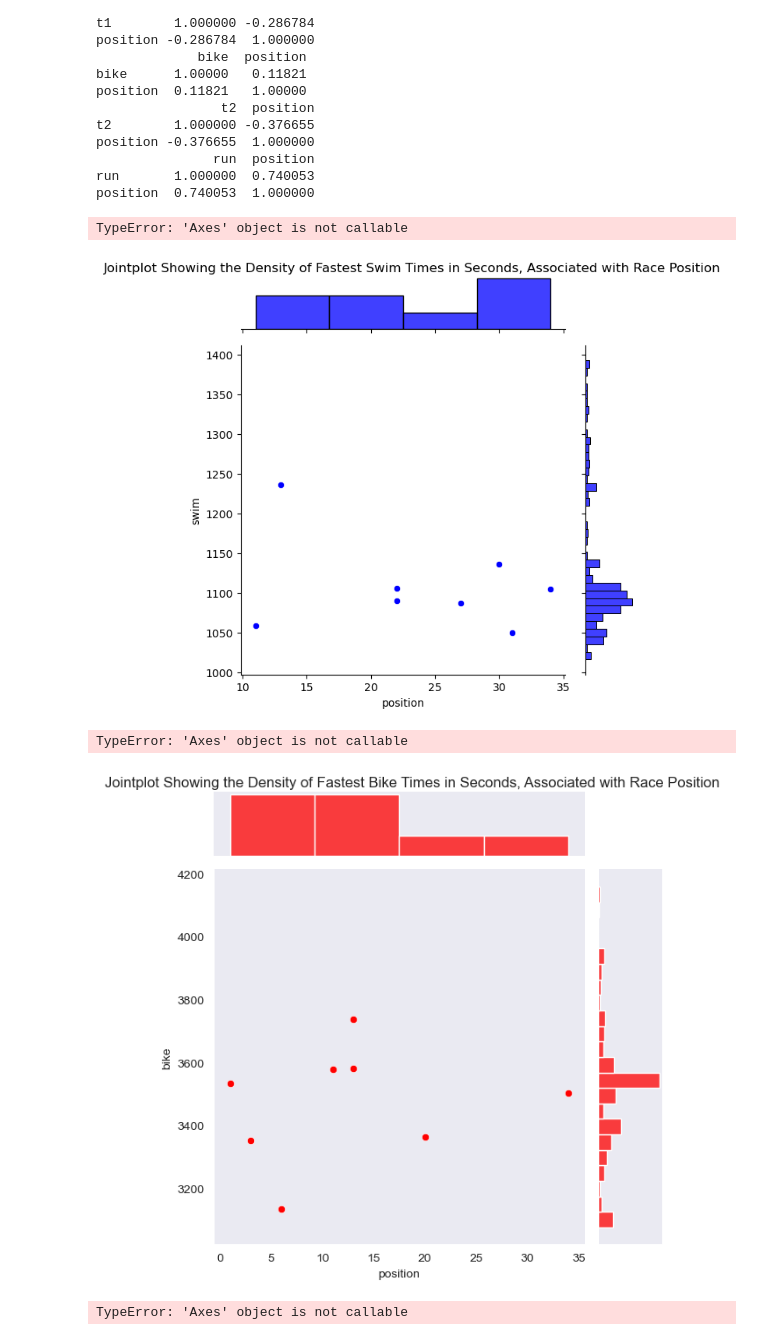
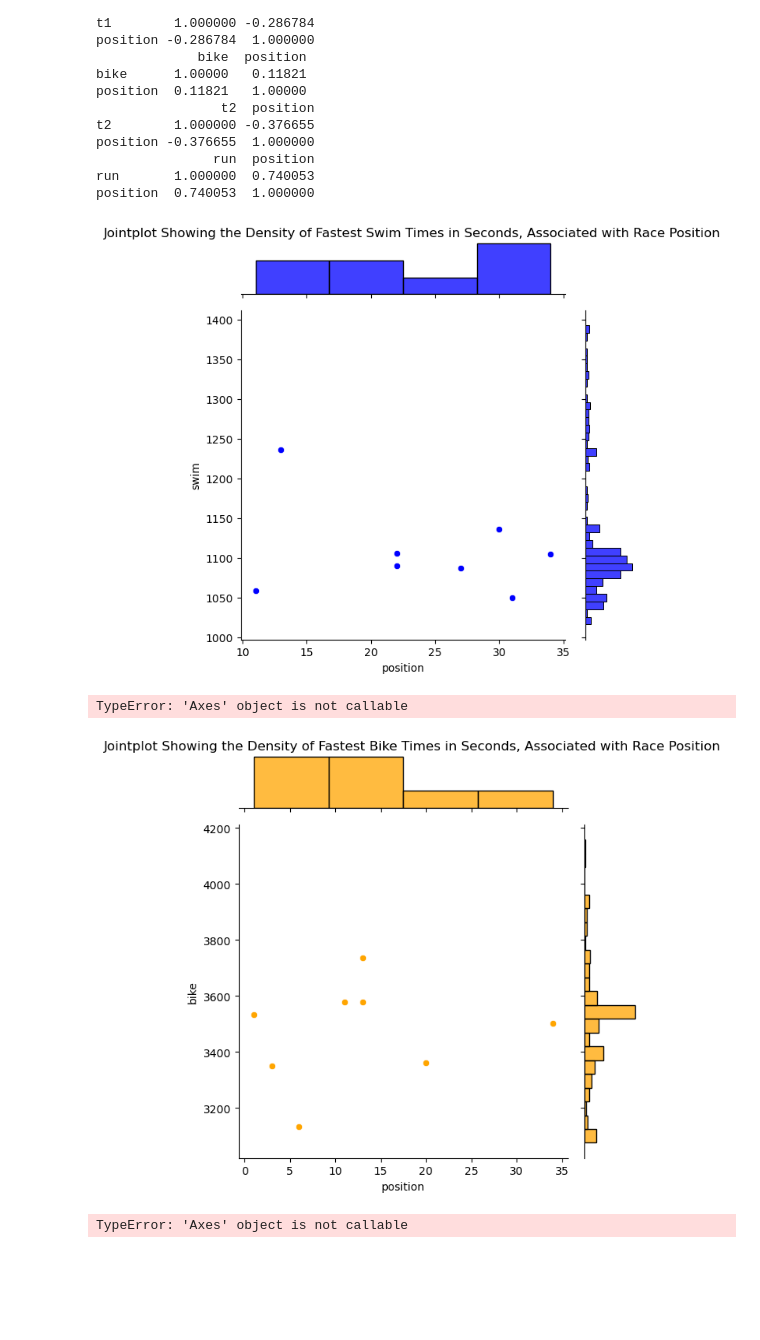
Before and after one commit to ndjo-byte/paris_olympics_triathlon_eda_njones, a Jupyter notebook: memoria_exploratory_analysis.ipynb, the cells around one changed output. Saved outputs shown, nothing was run; the diff lists cells and outputs as text; code cells hidden in the pictures; blank space fills up the shorter version.

Commit message:
graph colour changes, and data file route changes

```diff
--- a/memoria_exploratory_analysis.ipynb
+++ b/memoria_exploratory_analysis.ipynb
@@ -349,22 +349,20 @@ g = sns.jointplot(x=fastest_swim_allrows['position'],
 g.figure.suptitle('Jointplot Showing the Density of Fastest Swim Times in Seconds, Associated with Race Position', fontsize=12)
 g.figure.tight_layout()
 g.figure.subplots_adjust(top=0.95)
-g.ax_marg_x(1,9)
 # %% [output]
-TypeError: 'Axes' object is not callable
 [figure]
 # %%
 g = sns.jointplot(x=fastest_bike_allrows['position'],
               y=all_df['bike'],
-              color="red")
+              color="orange")
 
 g.figure.suptitle('Jointplot Showing the Density of Fastest Bike Times in Seconds, Associated with Race Position', fontsize=12)
 g.figure.tight_layout()
 g.figure.subplots_adjust(top=0.95)
 g.ax_marg_x(1,30)
 # %% [output]
 TypeError: 'Axes' object is not callable
-[figure, old version]
+[figure, new version]
 # %%
 g = sns.jointplot(x=fastest_run_allrows['position'],
               y=all_df['run'],
```
Also changed, not shown: 1 other file.
